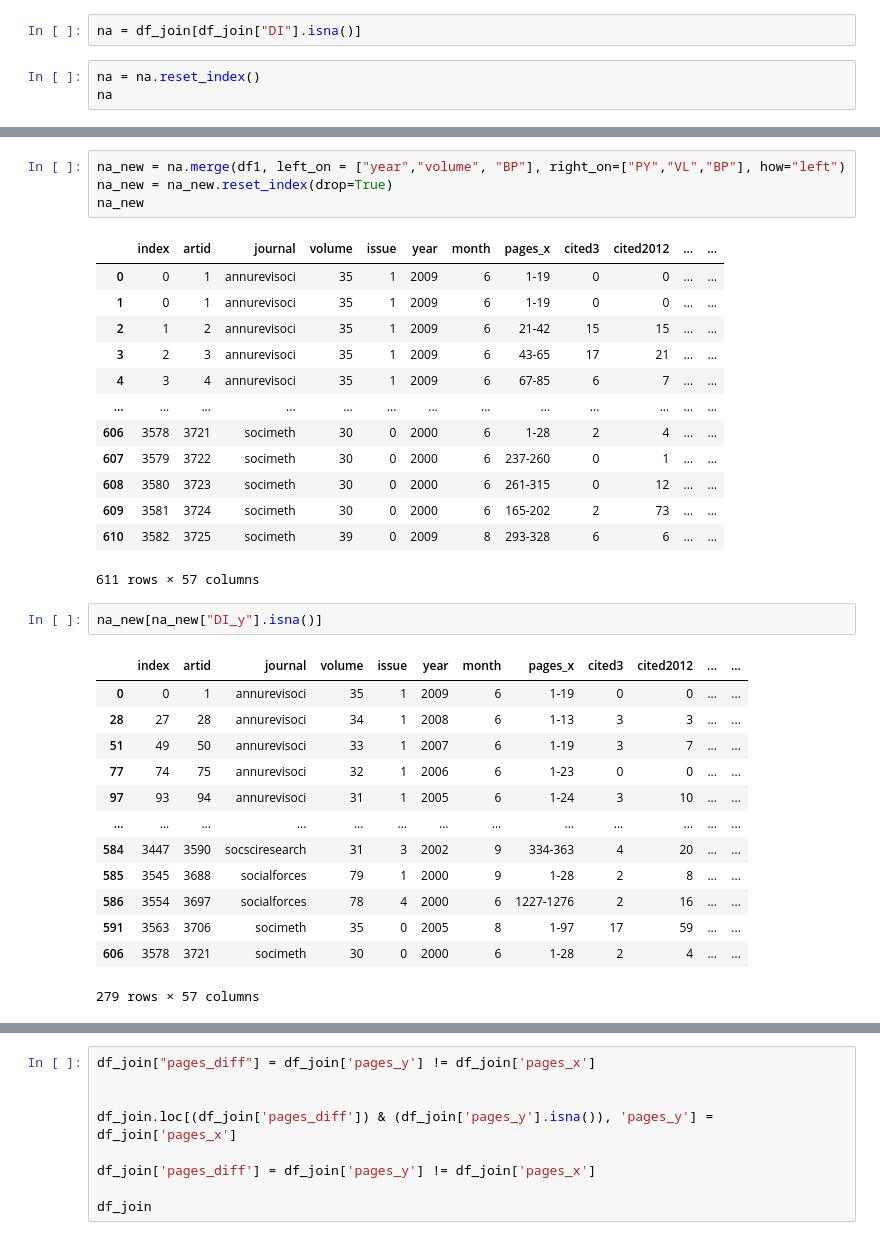
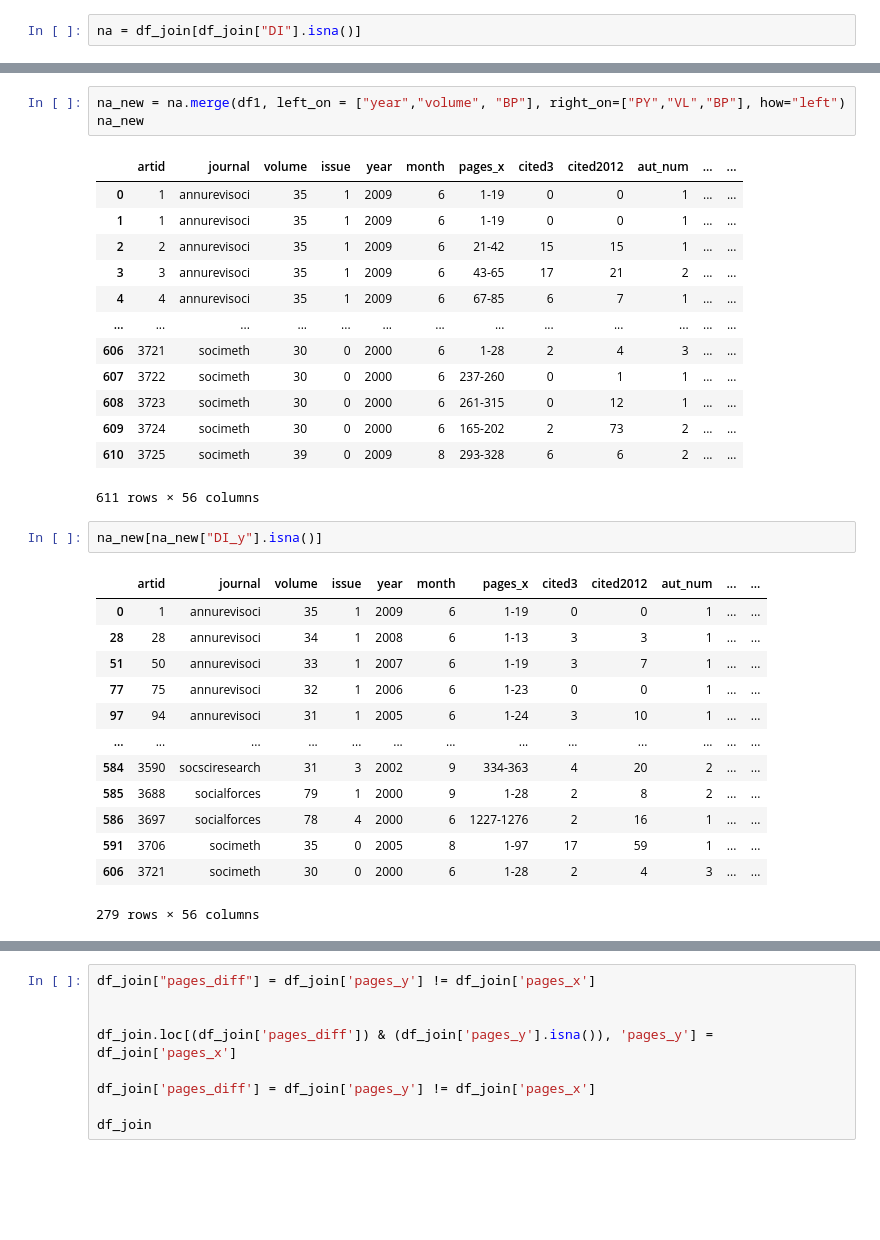
Before and after one commit to akshue27/acknowledgements, a Jupyter notebook: attemptedmerge.ipynb, the cells around one changed output, grey strips where cells are left out. Cells and saved outputs as stored; diff of their text form; blank space fills up the shorter version.

```diff
--- a/attemptedmerge.ipynb
+++ b/attemptedmerge.ipynb
@@ -140,6 +140,3 @@ df1.groupby("SO").count()
 | Social networks | 0 | 0 | 1 | 1 | 1 | 1 | 1 | 1 | 1 | 1 |
 # %%
 na = df_join[df_join["DI"].isna()]
-# %%
-na = na.reset_index()
-na
@@ -160,37 +159,36 @@ na
 # %%
 na_new = na.merge(df1, left_on = ["year","volume", "BP"], right_on=["PY","VL","BP"], how="left")
-na_new = na_new.reset_index(drop=True)
 na_new
 # %% [output]
-|  | index | artid | journal | volume | issue | year | month | pages_x | cited3 | cited2012 | ... | ... |
-| 0 | 0 | 1 | annurevisoci | 35 | 1 | 2009 | 6 | 1-19 | 0 | 0 | ... | ... |
-| 1 | 0 | 1 | annurevisoci | 35 | 1 | 2009 | 6 | 1-19 | 0 | 0 | ... | ... |
-| 2 | 1 | 2 | annurevisoci | 35 | 1 | 2009 | 6 | 21-42 | 15 | 15 | ... | ... |
-| 3 | 2 | 3 | annurevisoci | 35 | 1 | 2009 | 6 | 43-65 | 17 | 21 | ... | ... |
-| 4 | 3 | 4 | annurevisoci | 35 | 1 | 2009 | 6 | 67-85 | 6 | 7 | ... | ... |
+|  | artid | journal | volume | issue | year | month | pages_x | cited3 | cited2012 | aut_num | ... | ... |
+| 0 | 1 | annurevisoci | 35 | 1 | 2009 | 6 | 1-19 | 0 | 0 | 1 | ... | ... |
+| 1 | 1 | annurevisoci | 35 | 1 | 2009 | 6 | 1-19 | 0 | 0 | 1 | ... | ... |
+| 2 | 2 | annurevisoci | 35 | 1 | 2009 | 6 | 21-42 | 15 | 15 | 1 | ... | ... |
+| 3 | 3 | annurevisoci | 35 | 1 | 2009 | 6 | 43-65 | 17 | 21 | 2 | ... | ... |
+| 4 | 4 | annurevisoci | 35 | 1 | 2009 | 6 | 67-85 | 6 | 7 | 1 | ... | ... |
 | ... | ... | ... | ... | ... | ... | ... | ... | ... | ... | ... | ... | ... |
-| 606 | 3578 | 3721 | socimeth | 30 | 0 | 2000 | 6 | 1-28 | 2 | 4 | ... | ... |
-| 607 | 3579 | 3722 | socimeth | 30 | 0 | 2000 | 6 | 237-260 | 0 | 1 | ... | ... |
-| 608 | 3580 | 3723 | socimeth | 30 | 0 | 2000 | 6 | 261-315 | 0 | 12 | ... | ... |
-| 609 | 3581 | 3724 | socimeth | 30 | 0 | 2000 | 6 | 165-202 | 2 | 73 | ... | ... |
-| 610 | 3582 | 3725 | socimeth | 39 | 0 | 2009 | 8 | 293-328 | 6 | 6 | ... | ... |
+| 606 | 3721 | socimeth | 30 | 0 | 2000 | 6 | 1-28 | 2 | 4 | 3 | ... | ... |
+| 607 | 3722 | socimeth | 30 | 0 | 2000 | 6 | 237-260 | 0 | 1 | 1 | ... | ... |
+| 608 | 3723 | socimeth | 30 | 0 | 2000 | 6 | 261-315 | 0 | 12 | 1 | ... | ... |
+| 609 | 3724 | socimeth | 30 | 0 | 2000 | 6 | 165-202 | 2 | 73 | 2 | ... | ... |
+| 610 | 3725 | socimeth | 39 | 0 | 2009 | 8 | 293-328 | 6 | 6 | 2 | ... | ... |
-611 rows × 57 columns
+611 rows × 56 columns
 # %%
 na_new[na_new["DI_y"].isna()]
 # %% [output]
-|  | index | artid | journal | volume | issue | year | month | pages_x | cited3 | cited2012 | ... | ... |
-| 0 | 0 | 1 | annurevisoci | 35 | 1 | 2009 | 6 | 1-19 | 0 | 0 | ... | ... |
-| 28 | 27 | 28 | annurevisoci | 34 | 1 | 2008 | 6 | 1-13 | 3 | 3 | ... | ... |
-| 51 | 49 | 50 | annurevisoci | 33 | 1 | 2007 | 6 | 1-19 | 3 | 7 | ... | ... |
-| 77 | 74 | 75 | annurevisoci | 32 | 1 | 2006 | 6 | 1-23 | 0 | 0 | ... | ... |
-| 97 | 93 | 94 | annurevisoci | 31 | 1 | 2005 | 6 | 1-24 | 3 | 10 | ... | ... |
+|  | artid | journal | volume | issue | year | month | pages_x | cited3 | cited2012 | aut_num | ... | ... |
+| 0 | 1 | annurevisoci | 35 | 1 | 2009 | 6 | 1-19 | 0 | 0 | 1 | ... | ... |
+| 28 | 28 | annurevisoci | 34 | 1 | 2008 | 6 | 1-13 | 3 | 3 | 1 | ... | ... |
+| 51 | 50 | annurevisoci | 33 | 1 | 2007 | 6 | 1-19 | 3 | 7 | 1 | ... | ... |
+| 77 | 75 | annurevisoci | 32 | 1 | 2006 | 6 | 1-23 | 0 | 0 | 1 | ... | ... |
+| 97 | 94 | annurevisoci | 31 | 1 | 2005 | 6 | 1-24 | 3 | 10 | 1 | ... | ... |
 | ... | ... | ... | ... | ... | ... | ... | ... | ... | ... | ... | ... | ... |
-| 584 | 3447 | 3590 | socsciresearch | 31 | 3 | 2002 | 9 | 334-363 | 4 | 20 | ... | ... |
-| 585 | 3545 | 3688 | socialforces | 79 | 1 | 2000 | 9 | 1-28 | 2 | 8 | ... | ... |
-| 586 | 3554 | 3697 | socialforces | 78 | 4 | 2000 | 6 | 1227-1276 | 2 | 16 | ... | ... |
-| 591 | 3563 | 3706 | socimeth | 35 | 0 | 2005 | 8 | 1-97 | 17 | 59 | ... | ... |
-| 606 | 3578 | 3721 | socimeth | 30 | 0 | 2000 | 6 | 1-28 | 2 | 4 | ... | ... |
+| 584 | 3590 | socsciresearch | 31 | 3 | 2002 | 9 | 334-363 | 4 | 20 | 2 | ... | ... |
+| 585 | 3688 | socialforces | 79 | 1 | 2000 | 9 | 1-28 | 2 | 8 | 2 | ... | ... |
+| 586 | 3697 | socialforces | 78 | 4 | 2000 | 6 | 1227-1276 | 2 | 16 | 1 | ... | ... |
+| 591 | 3706 | socimeth | 35 | 0 | 2005 | 8 | 1-97 | 17 | 59 | 1 | ... | ... |
+| 606 | 3721 | socimeth | 30 | 0 | 2000 | 6 | 1-28 | 2 | 4 | 3 | ... | ... |
-279 rows × 57 columns
+279 rows × 56 columns
 # %%
 #na_new["DI_y"]
 na_new[na_new["DI_x"].isna()]
```
Also changed, not shown: parts of 53 cells of this notebook.
